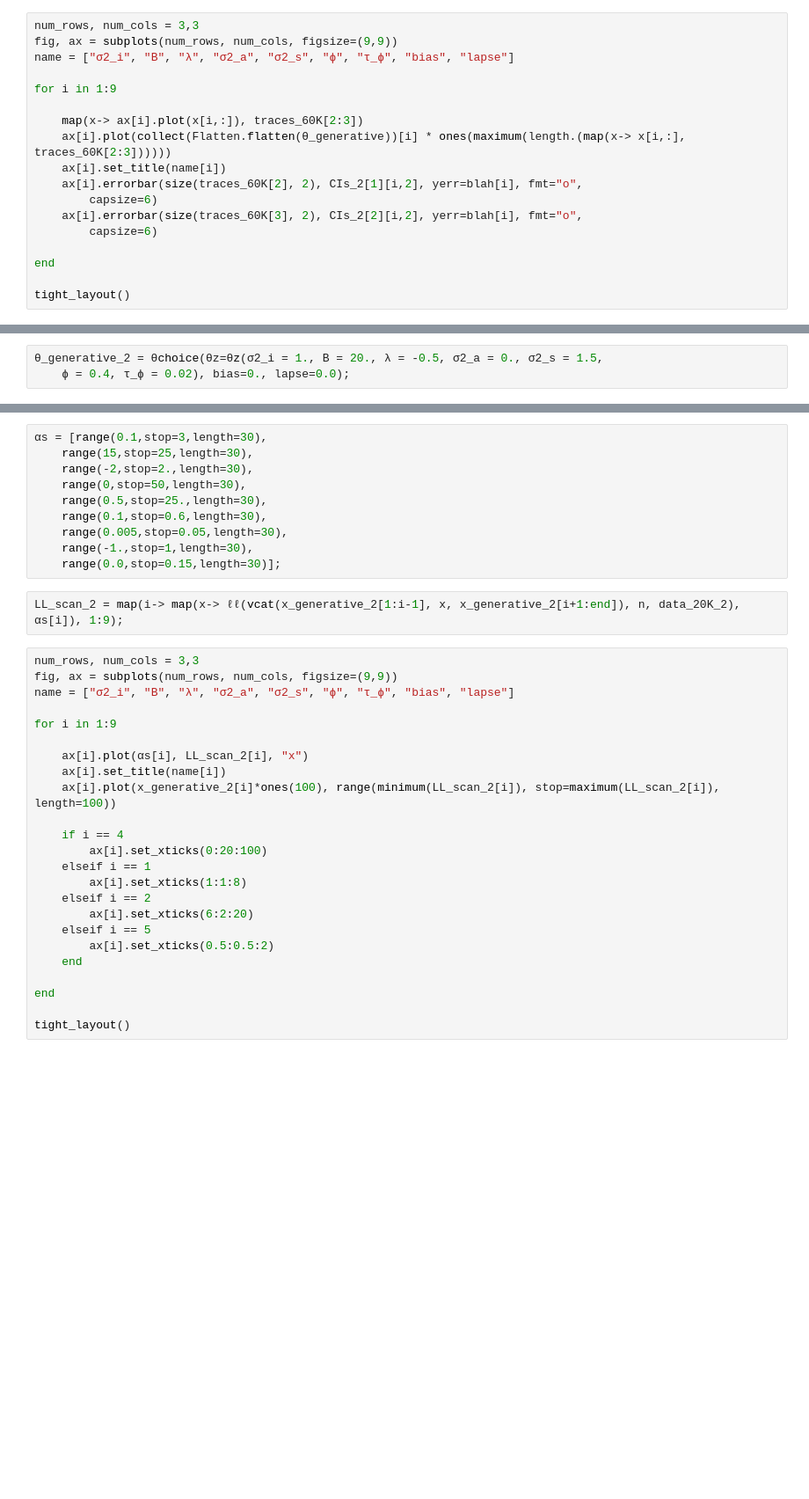
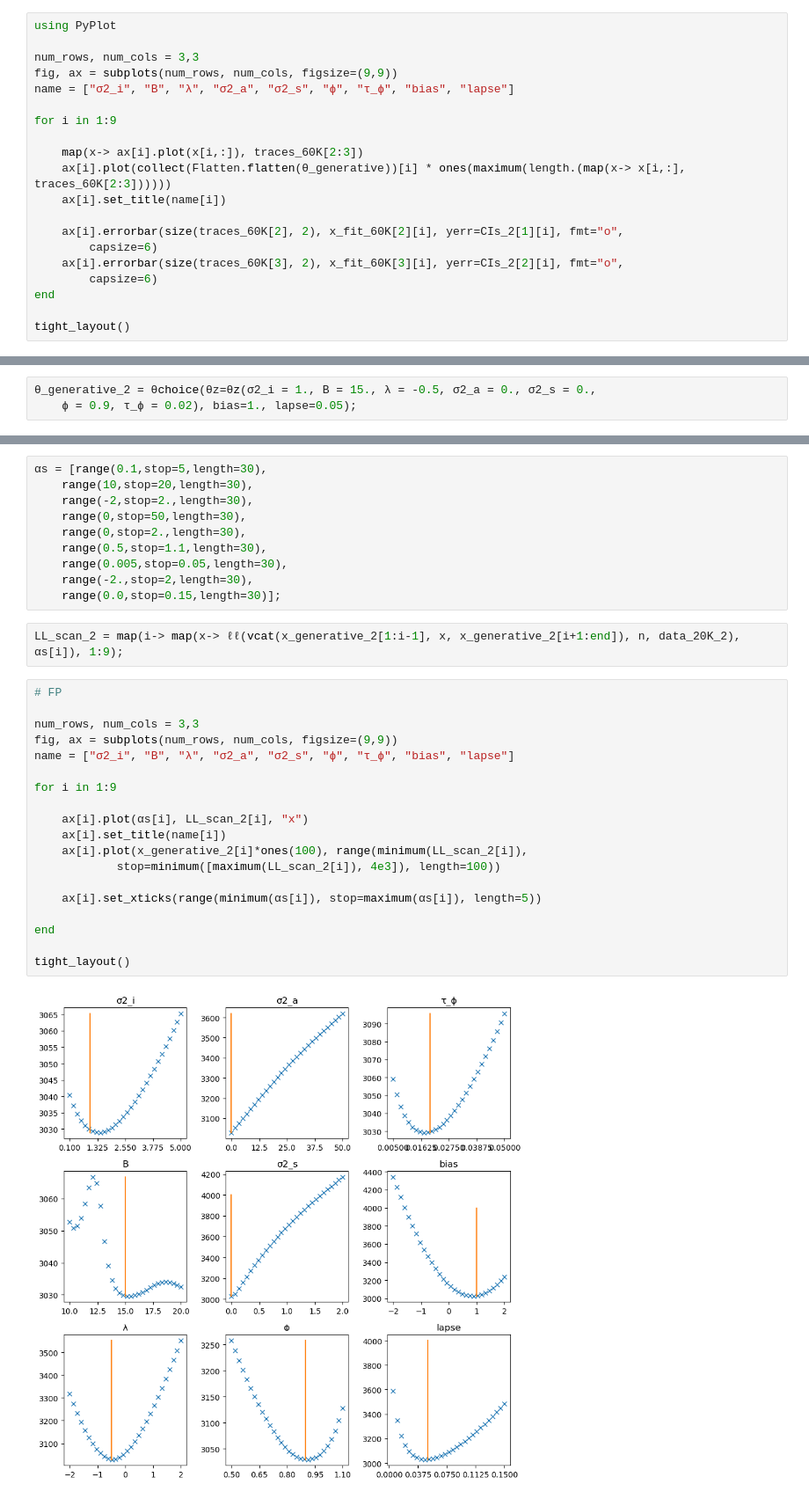
Before and after one commit to Brody-Lab/PulseInputDDM.jl, a Jupyter notebook: examples/choice model/recover_choice_model_x0.ipynb, the cells around one changed output, grey strips where cells are left out. Shown at 88% size. Cells and saved outputs as stored; diff of their text form; blank space fills up the shorter version.

```diff
--- a/examples/choice model/recover_choice_model_x0.ipynb
+++ b/examples/choice model/recover_choice_model_x0.ipynb
@@ -279,6 +297,8 @@ CIs_2 = map(H -> 2 * sqrt.(diag(inv(H))), H_60K[2:3])
  [4.751916223519948, 1.0730008394724138, 0.370524837894387, 7.435874492110823, 0.23953877663117995, 0.049146023742019276, 0.01034474373644427, 0.2202781299622422, 0.011062759006538858]
  [4.756888633229372, 1.079246894644587, 0.37027969253261805, 7.437932960479954, 0.23948670164995872, 0.04907753482498146, 0.010353998585388257, 0.2205540202787435, 0.011616080440395915]
 # %%
+using PyPlot
+
 num_rows, num_cols = 3,3
 fig, ax = subplots(num_rows, num_cols, figsize=(9,9))
 name = ["σ2_i", "B", "λ", "σ2_a", "σ2_s", "ϕ", "τ_ϕ", "bias", "lapse"]
@@ -288,11 +308,11 @@ for i in 1:9
     map(x-> ax[i].plot(x[i,:]), traces_60K[2:3])
     ax[i].plot(collect(Flatten.flatten(θ_generative))[i] * ones(maximum(length.(map(x-> x[i,:], traces_60K[2:3])))))
     ax[i].set_title(name[i])
-    ax[i].errorbar(size(traces_60K[2], 2), CIs_2[1][i,2], yerr=blah[i], fmt="o",
+
+    ax[i].errorbar(size(traces_60K[2], 2), x_fit_60K[2][i], yerr=CIs_2[1][i], fmt="o",
         capsize=6)
-    ax[i].errorbar(size(traces_60K[3], 2), CIs_2[2][i,2], yerr=blah[i], fmt="o",
+    ax[i].errorbar(size(traces_60K[3], 2), x_fit_60K[3][i], yerr=CIs_2[2][i], fmt="o",
         capsize=6)
-
 end
 
 tight_layout()
@@ -423,47 +443,44 @@ Iter     Function value   Gradient norm
 # %% [markdown]
 ## Different generative parameters
 # %%
-θ_generative_2 = θchoice(θz=θz(σ2_i = 1., B = 20., λ = -0.5, σ2_a = 0., σ2_s = 1.5,
-    ϕ = 0.4, τ_ϕ = 0.02), bias=0., lapse=0.0);
+θ_generative_2 = θchoice(θz=θz(σ2_i = 1., B = 15., λ = -0.5, σ2_a = 0., σ2_s = 0.,
+    ϕ = 0.9, τ_ϕ = 0.02), bias=1., lapse=0.05);
 # %%
 x_generative_2 = collect(Flatten.flatten(θ_generative_2));
 # %%
 _, data_20K_2 = synthetic_data(n ;θ=θ_generative_2, ntrials=20_000, rng=1, dt=1e-2);
 # %%
-αs = [range(0.1,stop=3,length=30),
-    range(15,stop=25,length=30),
+αs = [range(0.1,stop=5,length=30),
+    range(10,stop=20,length=30),
     range(-2,stop=2.,length=30),
     range(0,stop=50,length=30),
-    range(0.5,stop=25.,length=30),
-    range(0.1,stop=0.6,length=30),
+    range(0,stop=2.,length=30),
+    range(0.5,stop=1.1,length=30),
     range(0.005,stop=0.05,length=30),
-    range(-1.,stop=1,length=30),
+    range(-2.,stop=2,length=30),
     range(0.0,stop=0.15,length=30)];
 # %%
 LL_scan_2 = map(i-> map(x-> ℓℓ(vcat(x_generative_2[1:i-1], x, x_generative_2[i+1:end]), n, data_20K_2), αs[i]), 1:9);
 # %%
+# FP
+
 num_rows, num_cols = 3,3
 fig, ax = subplots(num_rows, num_cols, figsize=(9,9))
 name = ["σ2_i", "B", "λ", "σ2_a", "σ2_s", "ϕ", "τ_ϕ", "bias", "lapse"]
 
 for i in 1:9
 
     ax[i].plot(αs[i], LL_scan_2[i], "x")
     ax[i].set_title(name[i])
-    ax[i].plot(x_generative_2[i]*ones(100), range(minimum(LL_scan_2[i]), stop=maximum(LL_scan_2[i]), length=100))
+    ax[i].plot(x_generative_2[i]*ones(100), range(minimum(LL_scan_2[i]),
+            stop=minimum([maximum(LL_scan_2[i]), 4e3]), length=100))
 
-    if i == 4
-        ax[i].set_xticks(0:20:100)
-    elseif i == 1
-        ax[i].set_xticks(1:1:8)
-    elseif i == 2
-        ax[i].set_xticks(6:2:20)
-    elseif i == 5
-        ax[i].set_xticks(0.5:0.5:2)
-    end
+    ax[i].set_xticks(range(minimum(αs[i]), stop=maximum(αs[i]), length=5))
 
 end
 
 tight_layout()
+# %% [output]
+[figure, added]
 # %%
 loglikelihood(θ_generative_2, data_20K_2)
```
Also changed, not shown: parts of 40 cells of this notebook, 13 other files.
